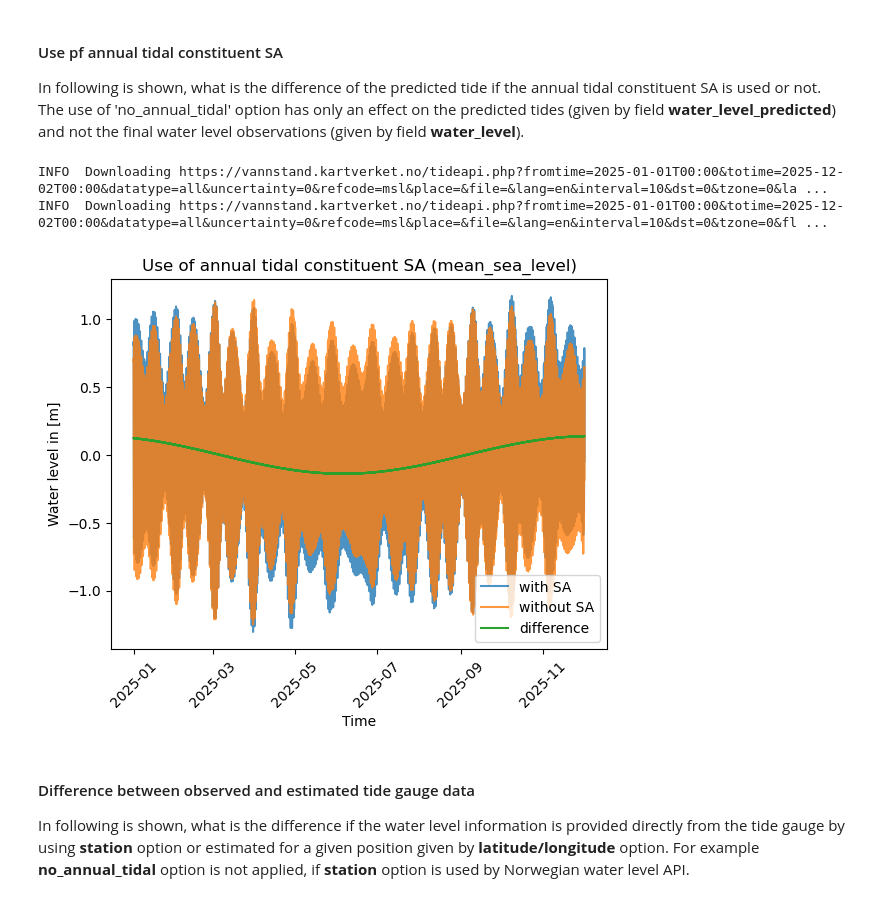
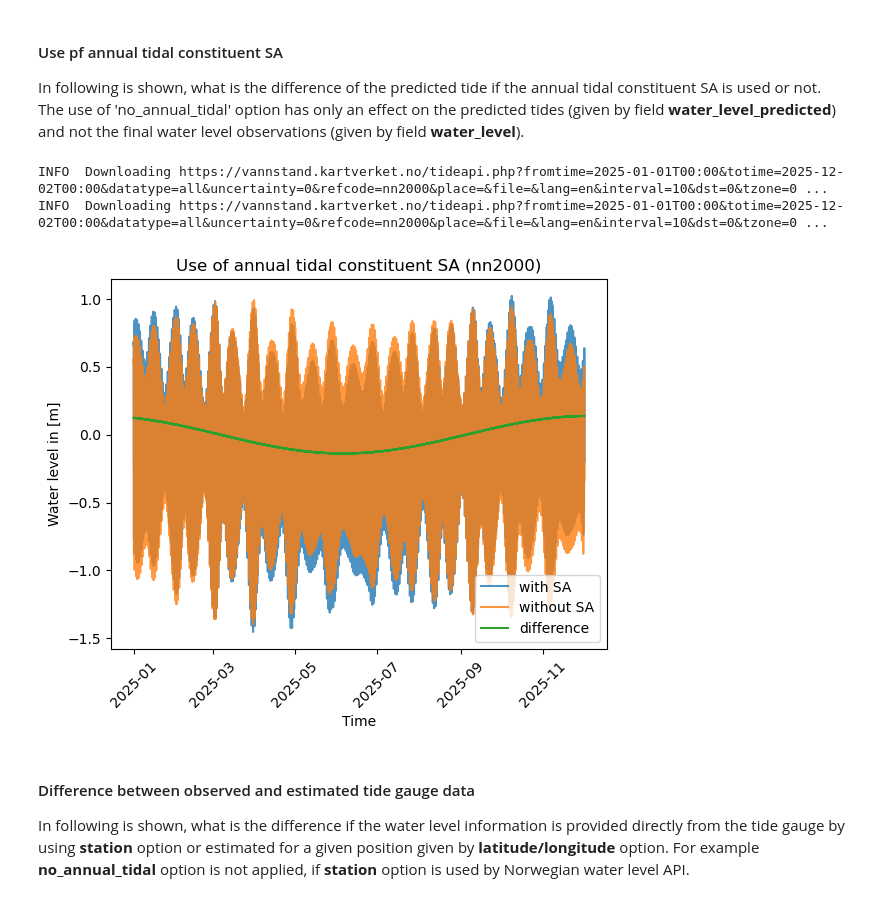
Before and after one commit to kartverket/midgard, a Jupyter notebook: notebooks/api/water_level_api.ipynb, the cells around one changed output. Cells and saved outputs as stored; diff of their text form; code cells hidden in the pictures.

```diff
--- a/notebooks/api/water_level_api.ipynb
+++ b/notebooks/api/water_level_api.ipynb
@@ -207,8 +207,8 @@ date_to = datetime(2025, 12, 2)
 datatype = "all"  # Choose between 'all', 'obs' and 'pre'
 field_to_plot = "water_level_predicted"  # Choose between water_level (only with 'all' and 'obs' data type) and
                                          # water_level_predicted (only with 'all' and 'pre' data type)
-reference_level = "mean_sea_level"  # Choose between chart_datum, mean_sea_level or nn2000
-
+file_path = "../examples/api/water_level_api.xml"
+reference_level = "nn2000"  # Choose between chart_datum, mean_sea_level or nn2000
 
 # Get instance of WaterLevelApi class for given location WITHOUT using annual tidal SA coefficients
 api = water_level_api.WaterLevelApi(
@@ -244,36 +244,36 @@ api = water_level_api.WaterLevelApi(
 # Get data as dataset
 dset_no_sa = api.as_dataset()
 
 # Plot data
 plt.plot(
         dset_sa.time.datetime,
         dset_sa[field_to_plot],
         label="with SA",
         alpha=0.8,
 )
 plt.plot(
         dset_no_sa.time.datetime,
         dset_no_sa[field_to_plot],
         label="without SA",
         alpha=0.8,
 )
 plt.plot(
         dset_sa.time.datetime,
         dset_sa[field_to_plot] - dset_no_sa[field_to_plot],
         label="difference",
 )
 plt.title(
     f"Use of annual tidal constituent SA ({reference_level})"
 )
 plt.xlabel("Time")
 plt.ylabel("Water level in [m]")
 plt.xticks(rotation=45)
 plt.legend()
 plt.show()
 # %% [output]
-INFO  Downloading https://vannstand.kartverket.no/tideapi.php?fromtime=2025-01-01T00:00&totime=2025-12-02T00:00&datatype=all&uncertainty=0&refcode=msl&place=&file=&lang=en&interval=10&dst=0&tzone=0&la ...
-INFO  Downloading https://vannstand.kartverket.no/tideapi.php?fromtime=2025-01-01T00:00&totime=2025-12-02T00:00&datatype=all&uncertainty=0&refcode=msl&place=&file=&lang=en&interval=10&dst=0&tzone=0&fl ...
+INFO  Downloading https://vannstand.kartverket.no/tideapi.php?fromtime=2025-01-01T00:00&totime=2025-12-02T00:00&datatype=all&uncertainty=0&refcode=nn2000&place=&file=&lang=en&interval=10&dst=0&tzone=0 ...
+INFO  Downloading https://vannstand.kartverket.no/tideapi.php?fromtime=2025-01-01T00:00&totime=2025-12-02T00:00&datatype=all&uncertainty=0&refcode=nn2000&place=&file=&lang=en&interval=10&dst=0&tzone=0 ...
-[figure, old version]
+[figure, new version]
 # %% [markdown]
 #### Difference between observed and estimated tide gauge data
 In following is shown, what is the difference if the water level information is provided directly from the tide gauge by using **station** option or estimated for a given position given by **latitude/longitude** option. For example **no_annual_tidal** option is not applied, if **station** option is used by Norwegian water level API.
```
Also changed, not shown: parts of 16 cells of this notebook.
